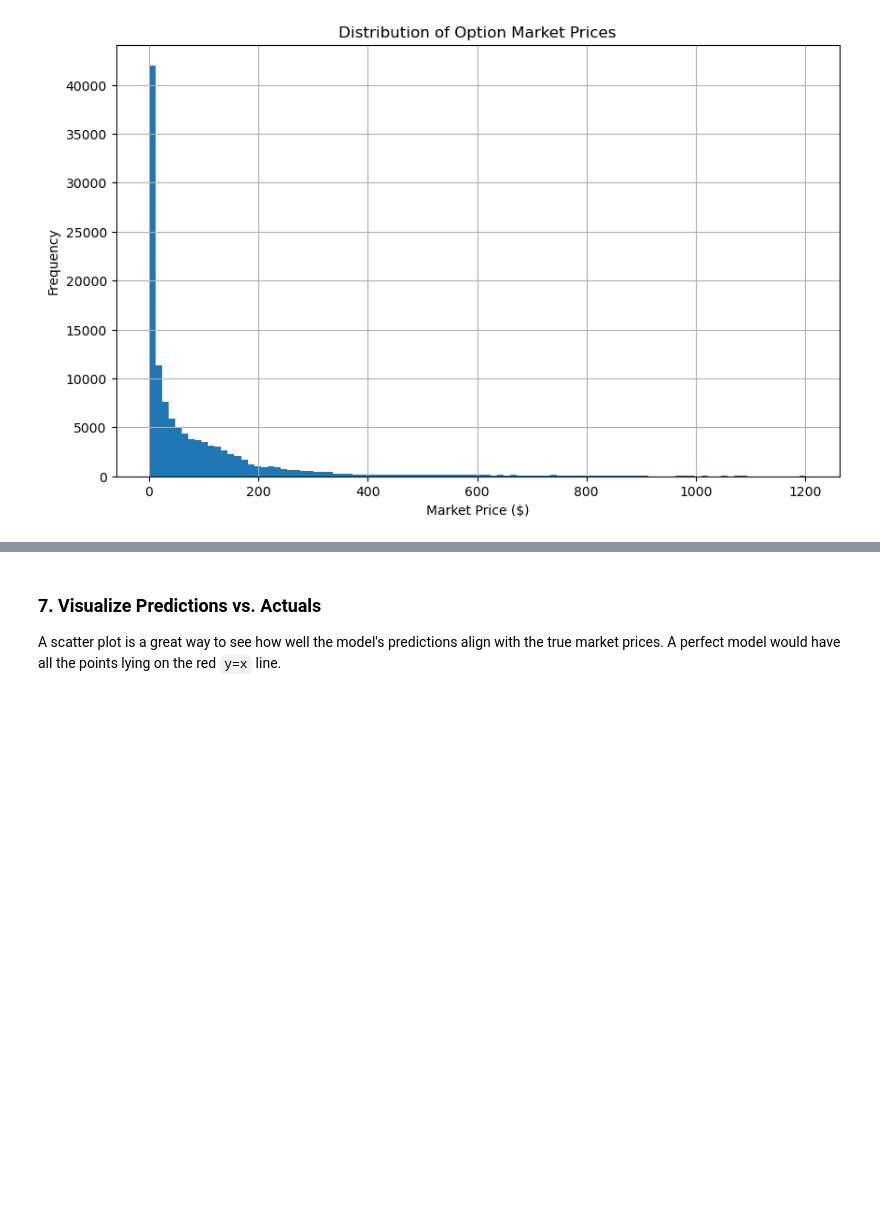
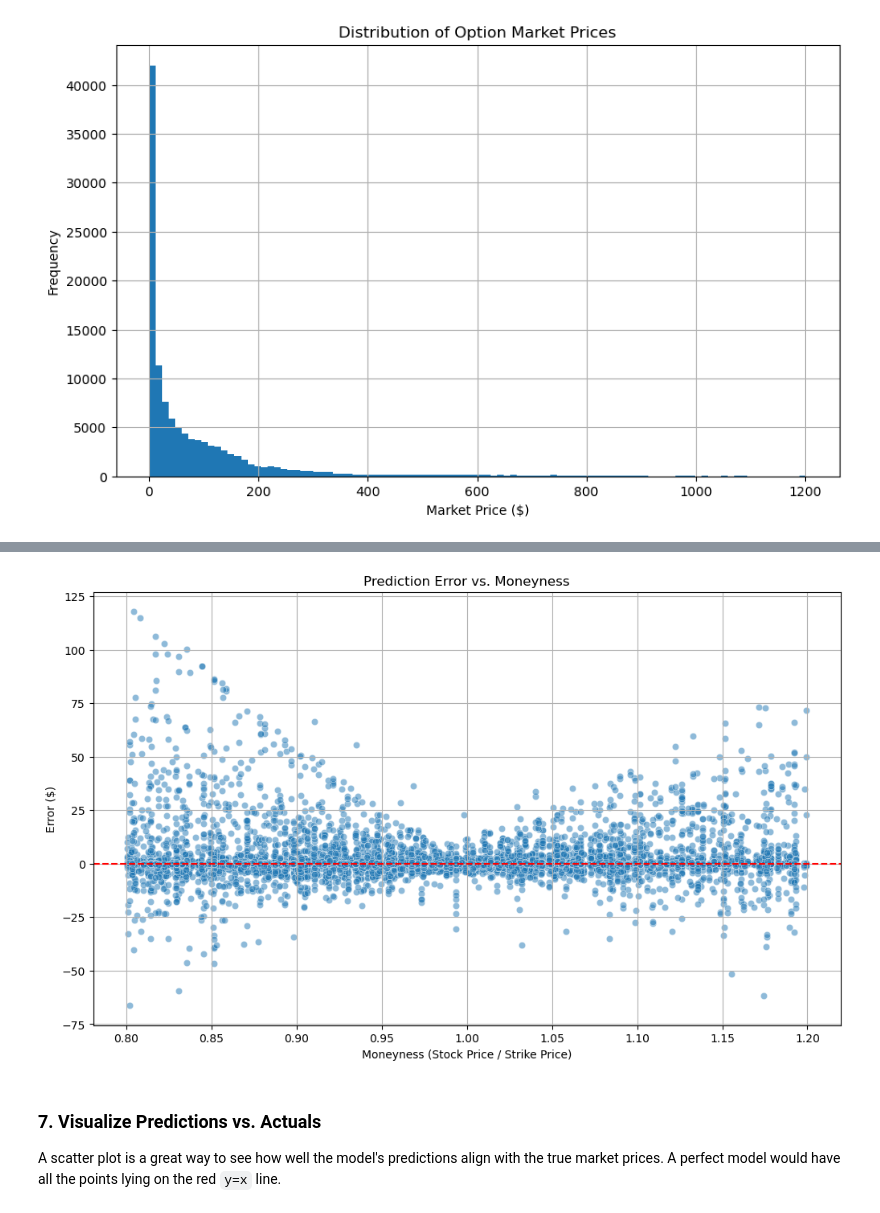
Before and after one commit to ArnavJain2709/options-pricing-project, a Jupyter notebook: train_model.ipynb, the cells around one changed output, grey strips where cells are left out. Drawn from its saved outputs; the diff is of its cells as text; code cells hidden in the pictures; blank space fills up the shorter version.

```diff
--- a/train_model.ipynb
+++ b/train_model.ipynb
@@ -128,4 +140,22 @@ R-squared (R²): 0.9277
 ------------------------------------
+# %%
+# Create an error analysis DataFrame
+error_df = X_test.copy()
+error_df['actual_price'] = y_test
+error_df['predicted_price'] = predictions
+error_df['error'] = y_test - predictions
+
+# Plot the errors against moneyness
+plt.figure(figsize=(12, 7))
+sns.scatterplot(x='moneyness', y='error', data=error_df, alpha=0.5)
+plt.axhline(0, color='red', linestyle='--')
+plt.title('Prediction Error vs. Moneyness')
+plt.xlabel('Moneyness (Stock Price / Strike Price)')
+plt.ylabel('Error ($)')
+plt.grid(True)
+plt.show()
+# %% [output]
+[figure, added]
 # %% [markdown]
 ### 7. Visualize Predictions vs. Actuals
 
```
Also changed, not shown: parts of 6 cells of this notebook.
